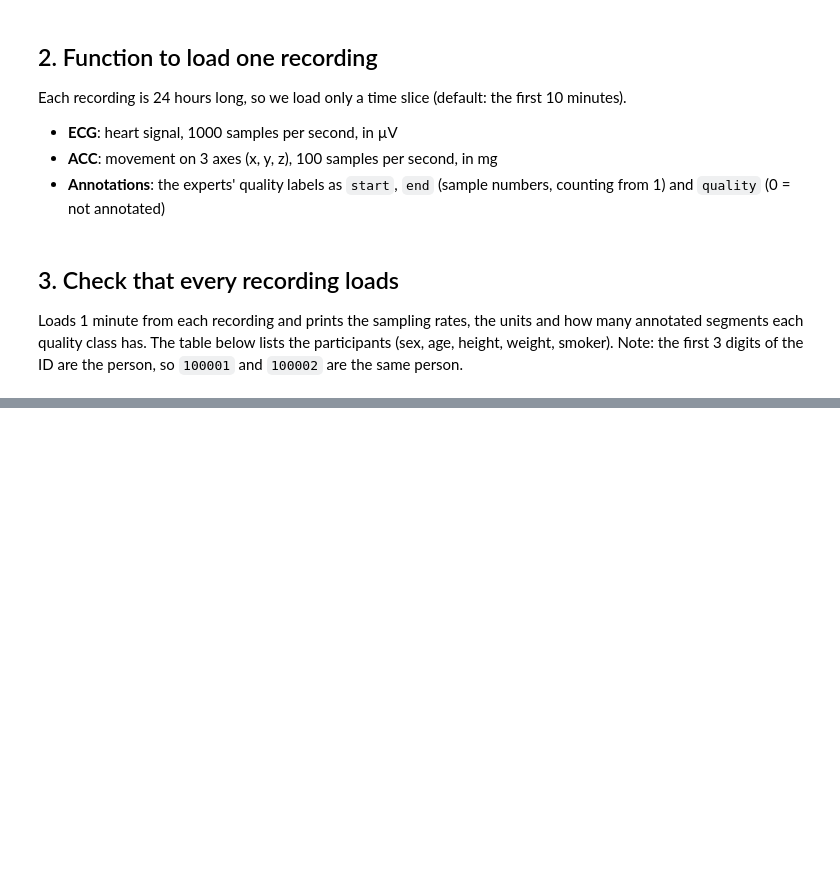
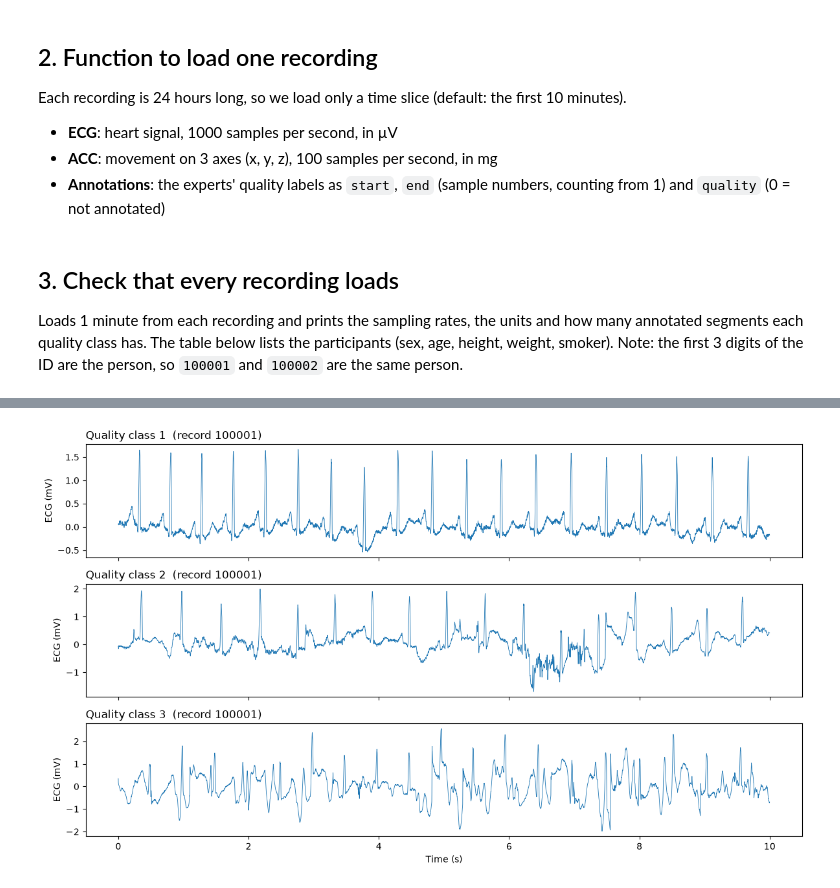
Before and after one commit to JonasV321/HDS-F26-Group6-butqdb-ecg-quality, a Jupyter notebook: Notebooks/butqdb.ipynb, the cells around one changed output, grey strips where cells are left out. Saved outputs shown, nothing was run; the diff lists cells and outputs as text; code cells hidden in the pictures; blank space fills up the shorter version.

```diff
--- a/Notebooks/butqdb.ipynb
+++ b/Notebooks/butqdb.ipynb
@@ -90,0 +132,16 @@ subjects
+# %%
+labels = []
+for rec in records:
+    ann = pd.read_csv(f"data/{rec}/{rec}_ANN.csv", header=None).iloc[:, 9:12].dropna().astype(int)
+    ann.columns = ["start", "end", "quality"]
+    ann["record"] = rec
+    ann["subject"] = rec[:3]
+    ann["minutes"] = (ann["end"] - ann["start"] + 1) / 1000 / 60
+    labels.append(ann)
+
+labels = pd.concat(labels, ignore_index=True)
+labels = labels[labels["quality"] > 0]          # drop "not annotated"
+
+summary = labels.pivot_table(index="subject", columns="quality", values="minutes",
+                             aggfunc="sum", fill_value=0).round(1)
+summary
@@ -90,0 +171,17 @@ subjects
+# %%
+import numpy as np
+import matplotlib.pyplot as plt
+
+fig, axes = plt.subplots(3, 1, figsize=(12, 7), sharex=True)
+for ax, q in zip(axes, [1, 2, 3]):
+    seg = labels[(labels["quality"] == q) & (labels["minutes"] >= 1)].iloc[0]
+    ecg, acc, _ = load_record(seg["record"], start_min=(seg["start"] - 1) / 60000, minutes=10 / 60)
+    t = np.arange(ecg.sig_len) / ecg.fs
+    ax.plot(t, ecg.p_signal[:, 0] / 1000, lw=0.6)
+    ax.set_title(f"Quality class {q}  (record {seg['record']})", loc="left")
+    ax.set_ylabel("ECG (mV)")
+axes[-1].set_xlabel("Time (s)")
+plt.tight_layout()
+plt.show()
+# %% [output]
+[figure, added]
```
Also changed, not shown: parts of 5 cells of this notebook.
